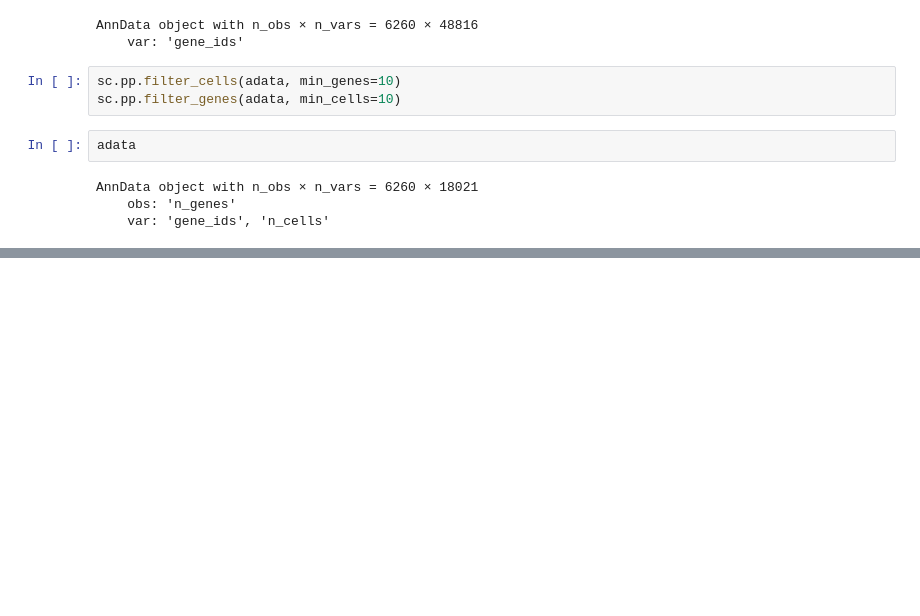
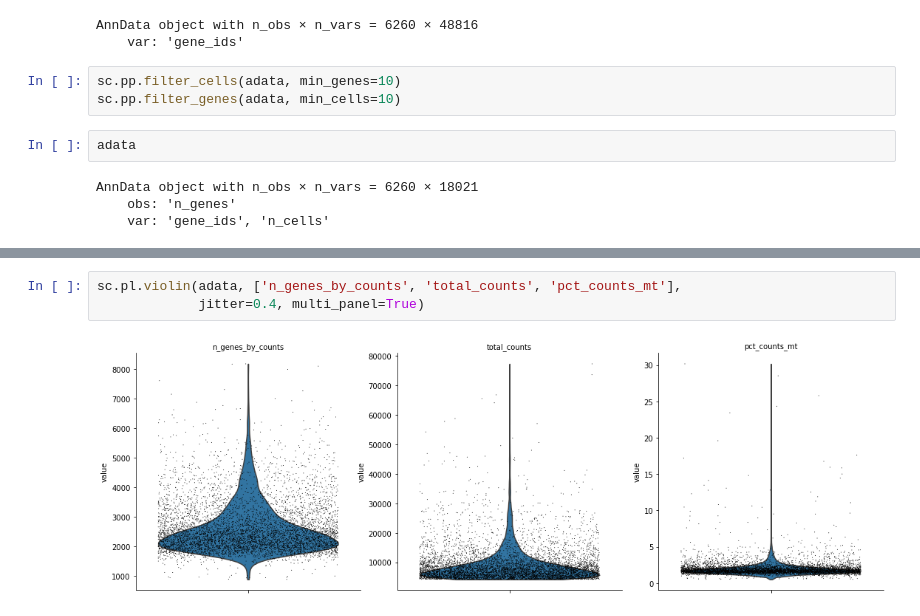
Before and after one commit to GlukhovIgor/Scientific_Python_Scanpy, a Jupyter notebook: IG_VK_scanpy.ipynb, the cells around one changed output, grey strips where cells are left out. Saved outputs shown, nothing was run; the diff lists cells and outputs as text; blank space fills up the shorter version.

```diff
--- a/IG_VK_scanpy.ipynb
+++ b/IG_VK_scanpy.ipynb
@@ -28,0 +66,5 @@ AnnData object with n_obs × n_vars = 6260 × 18021
+# %%
+sc.pl.violin(adata, ['n_genes_by_counts', 'total_counts', 'pct_counts_mt'],
+             jitter=0.4, multi_panel=True)
+# %% [output]
+[figure, added]
```
Also changed, not shown: parts of 27 cells of this notebook.
